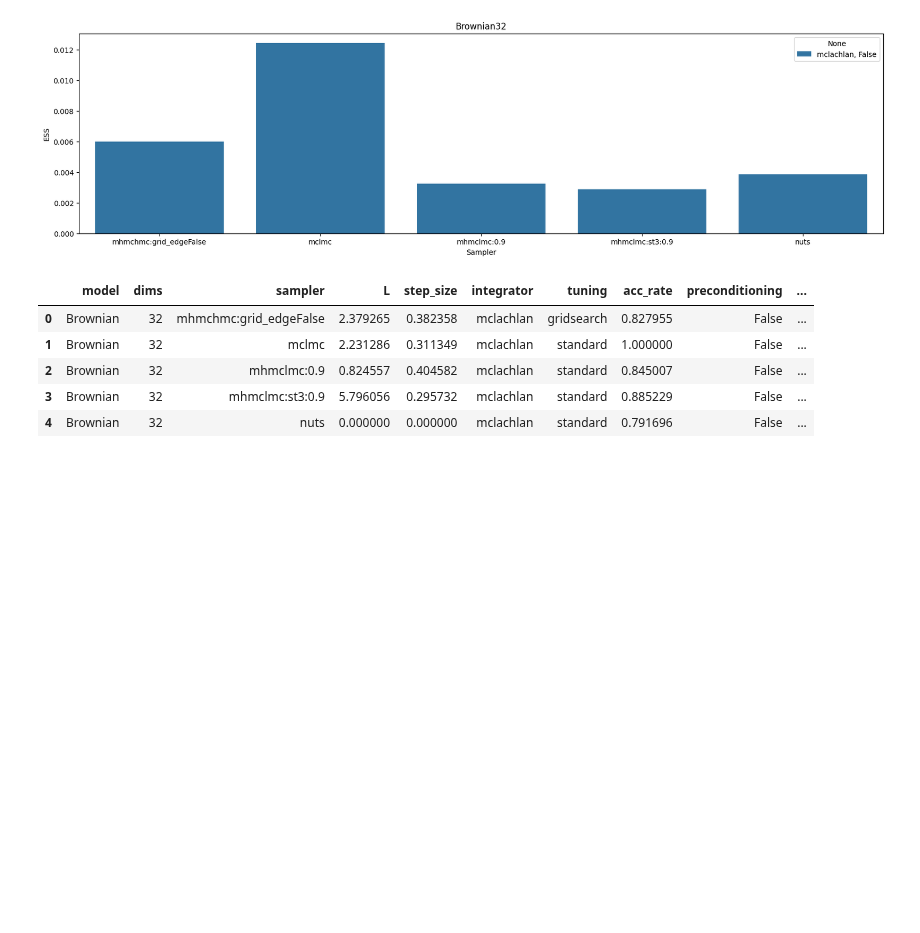
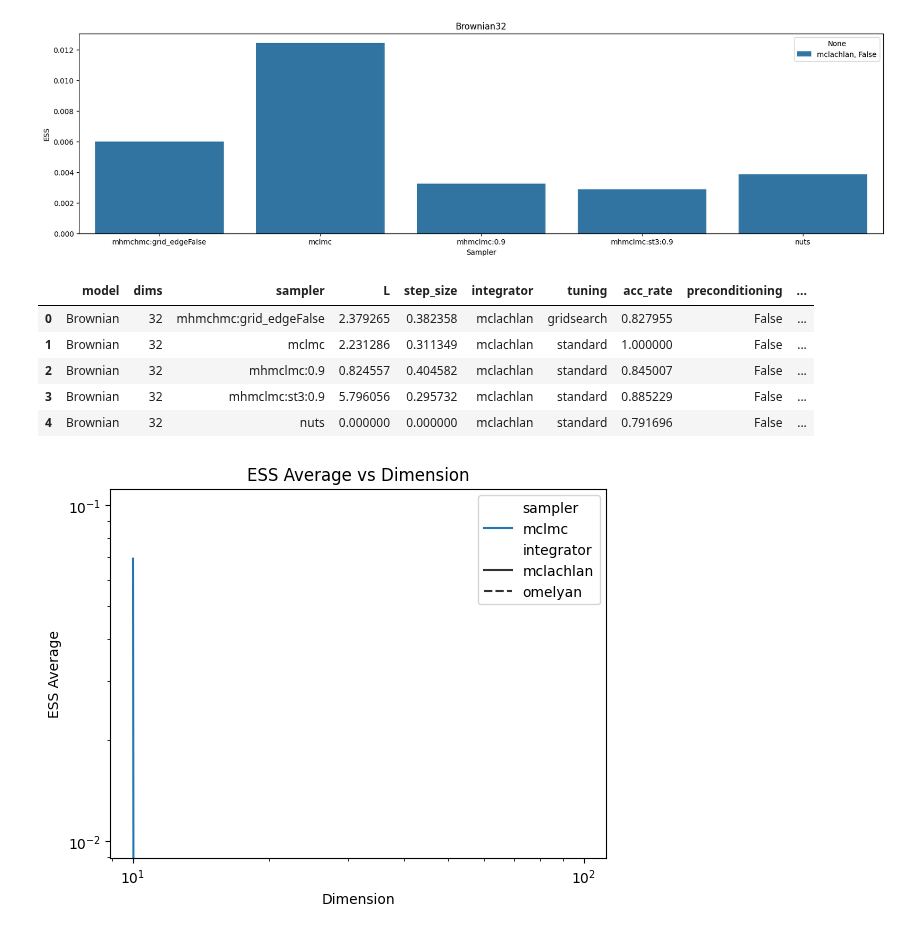
Before and after one commit to JakobRobnik/MicroCanonicalHMC, a Jupyter notebook: adjusted/results_recent.ipynb, the cells around one changed output. Drawn from its saved outputs; the diff is of its cells as text; code cells hidden in the pictures; blank space fills up the shorter version.

Commit message:
omelyan benchmarking

```diff
--- a/adjusted/results_recent.ipynb
+++ b/adjusted/results_recent.ipynb
@@ -49,3 +49,28 @@ load_results("Brownian32")
 | 2 | Brownian | 32 | mhmclmc:0.9 | 0.824557 | 0.404582 | mclachlan | standard | 0.845007 | False | ... |
 | 3 | Brownian | 32 | mhmclmc:st3:0.9 | 5.796056 | 0.295732 | mclachlan | standard | 0.885229 | False | ... |
 | 4 | Brownian | 32 | nuts | 0.000000 | 0.000000 | mclachlan | standard | 0.791696 | False | ... |
+# %%
+import pandas as pd
+import matplotlib.pyplot as plt
+import seaborn as sns
+
+# Load the CSV file
+df = pd.read_csv('../omelyan.csv')
+
+# filter df for just omelyan
+# df = df[df['integrator'] == 'omelyan']
+# df['sampler']
+
+# Plot the ess_avg against dimension on a log scale
+# plt.plot(df['dims'], df['ESS'])
+# plt.xscale('log')
+
+plot = sns.lineplot(data=df, x="dims", y="ESS", hue="sampler", style="integrator")
+plot.set(xscale='log')
+plot.set(yscale='log')
+plt.xlabel('Dimension')
+plt.ylabel('ESS Average')
+plt.title('ESS Average vs Dimension')
+plt.show()
+# %% [output]
+[figure, added]
```
Also changed, not shown: 1 other file.
